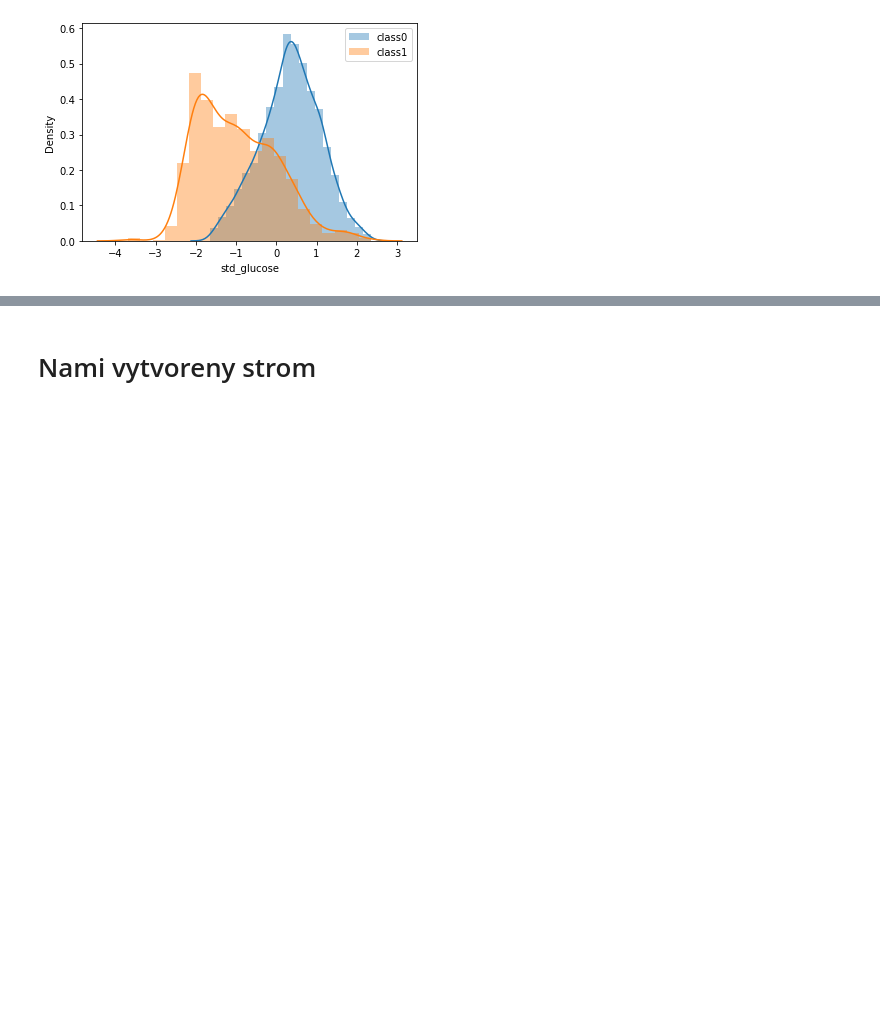
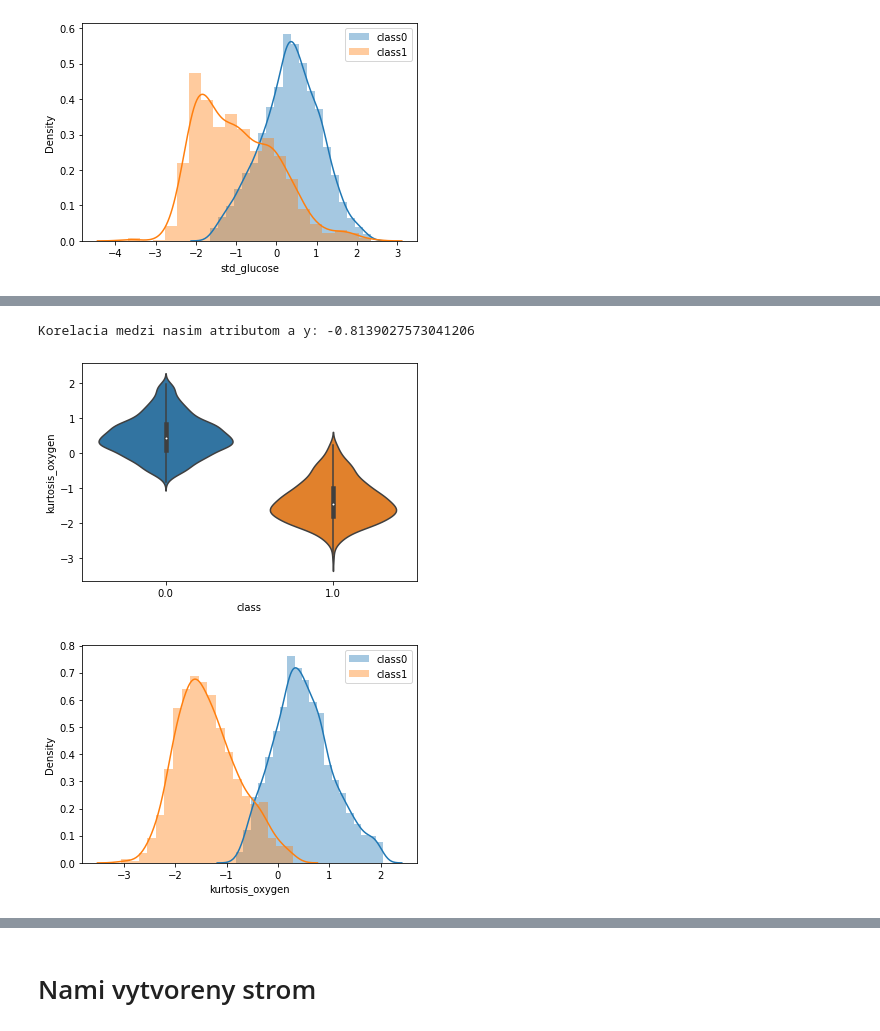
Before and after one commit to MakoHnat/IAU, a Jupyter notebook: 3 cast zadania.ipynb, the cells around one changed output, grey strips where cells are left out. Drawn from its saved outputs; the diff is of its cells as text; code cells hidden in the pictures; blank space fills up the shorter version.

```diff
--- a/3 cast zadania.ipynb
+++ b/3 cast zadania.ipynb
@@ -169,0 +168,6 @@ Korelacia medzi nasim atributom a y: -0.5792708486920812
+# %%
+visual.univariate_num_to_class(medical_train_ds, "kurtosis_oxygen", show_regplot=False)
+# %% [output]
+Korelacia medzi nasim atributom a y: -0.8139027573041206
+[figure, added]
+[figure, added]
```
Also changed, not shown: parts of 19 cells of this notebook.
